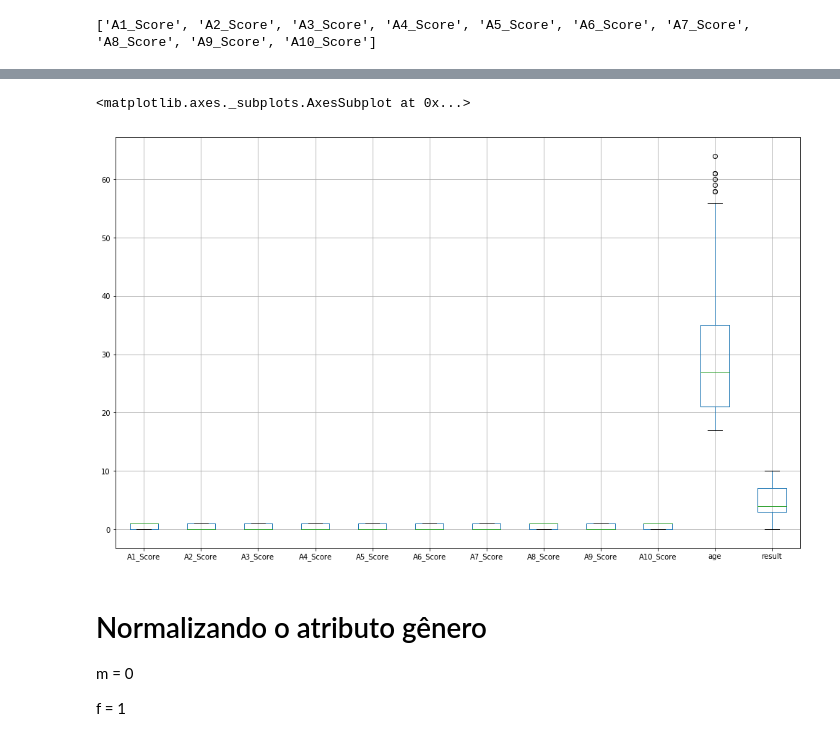
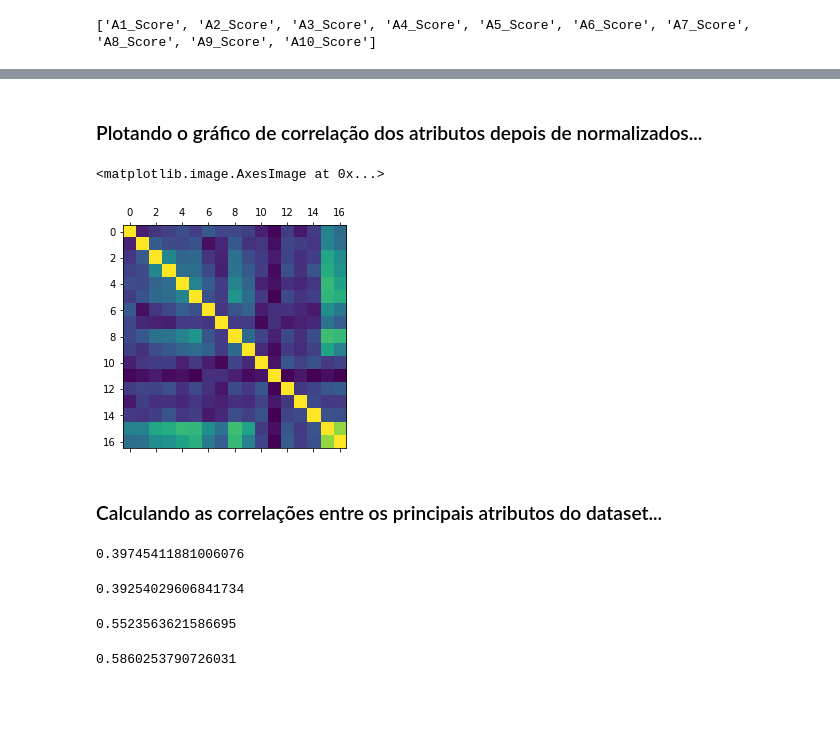
Before and after one commit to nathNath/provadeia, a Jupyter notebook: questaoum/questaoum.ipynb, the cells around one changed output, grey strips where cells are left out. Drawn from its saved outputs; the diff is of its cells as text; code cells hidden in the pictures; blank space fills up the shorter version.

Commit message:
Dados normalizados e correlações entre os atributos calculadas.

```diff
--- a/questaoum/questaoum.ipynb
+++ b/questaoum/questaoum.ipynb
@@ -258,0 +216,3 @@ dataset[colunms_score] = dataset[colunms_score].apply(pd.to_numeric)
+# %%
+jaundice = LabelEncoder().fit_transform(jaundice)
+dataset['jundice'] = jaundice
@@ -258,0 +221,3 @@ dataset[colunms_score] = dataset[colunms_score].apply(pd.to_numeric)
+# %%
+austim = LabelEncoder().fit_transform(austim)
+dataset['austim'] = austim
@@ -258,0 +226,3 @@ dataset[colunms_score] = dataset[colunms_score].apply(pd.to_numeric)
+# %%
+ethnicity = LabelEncoder().fit_transform(ethnicity)
+dataset['ethnicity'] = ethnicity
@@ -259,3 +231,6 @@ dataset[colunms_score] = dataset[colunms_score].apply(pd.to_numeric)
+# %%
+classASD = LabelEncoder().fit_transform(classASD)
+dataset['Class/ASD'] = classASD
 # %%
 dataset.describe()
 # %% [output]
@@ -287,16 +246,25 @@ dataset.head(12)
-# %%
-# Aumentar o tamanho do plot na proporção 8/13
-x_size = 17
-y_size = x_size * (8/13)
-plt.figure(figsize=(x_size, y_size))
-# Aumentar o tamanho do plot na proporção 8/13
-dataset.boxplot()
-# %% [output]
-<matplotlib.axes._subplots.AxesSubplot at 0x...>
-[figure, removed]
-# %% [markdown]
-# Normalizando o atributo gênero
-m = 0
-
-
-f = 1
+# %% [markdown]
+### Plotando o gráfico de correlação dos atributos depois de normalizados...
+# %%
+plt.matshow(dataset.corr())
+# %% [output]
+<matplotlib.image.AxesImage at 0x...>
+[figure, added]
+# %% [markdown]
+### Calculando as correlações entre os principais atributos do dataset...
+# %%
+dataset['A1_Score'].corr(dataset['result'])
+# %% [output]
+0.39745411881006076
+# %%
+dataset['A2_Score'].corr(dataset['result'])
+# %% [output]
+0.39254029606841734
+# %%
+dataset['A3_Score'].corr(dataset['result'])
+# %% [output]
+0.5523563621586695
+# %%
+dataset['A4_Score'].corr(dataset['result'])
+# %% [output]
+0.5860253790726031
```
Also changed, not shown: parts of 50 cells of this notebook.
